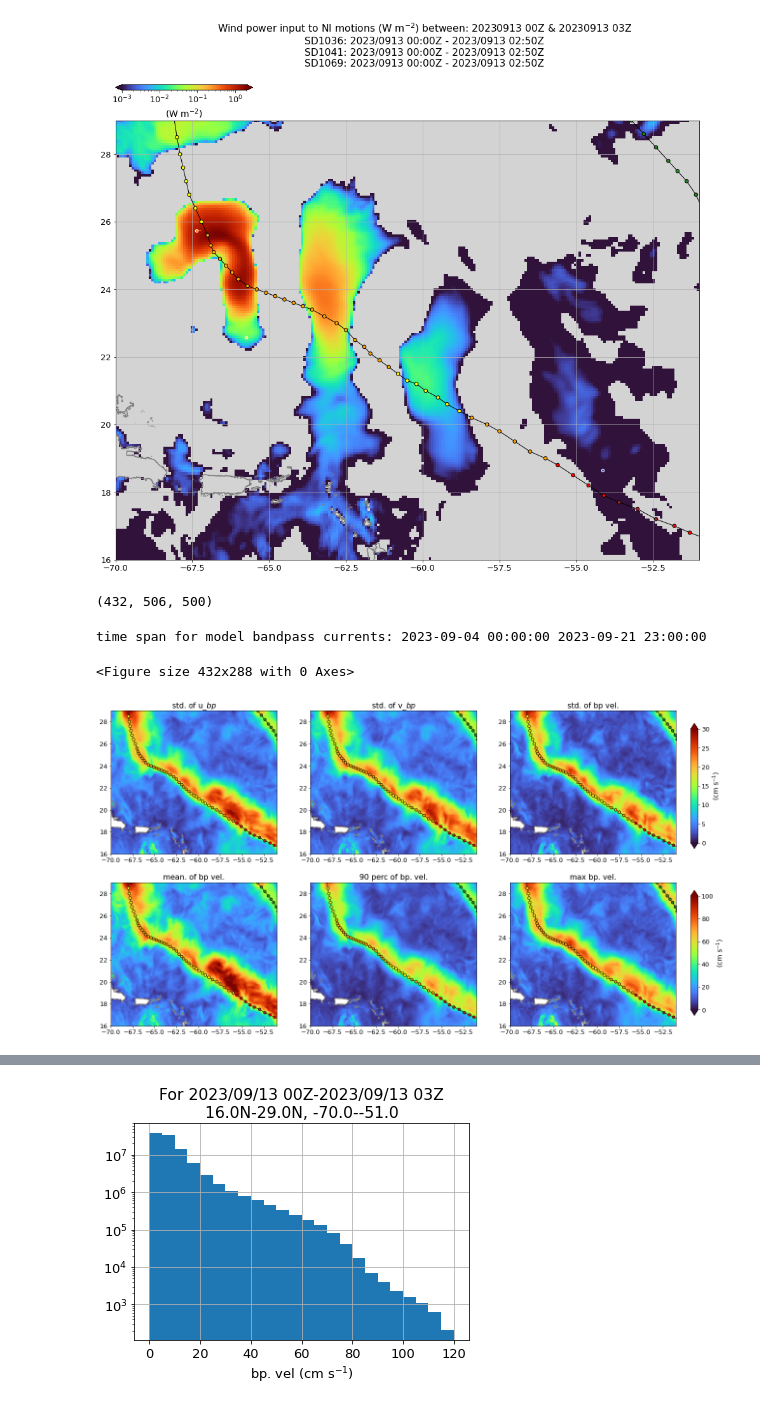
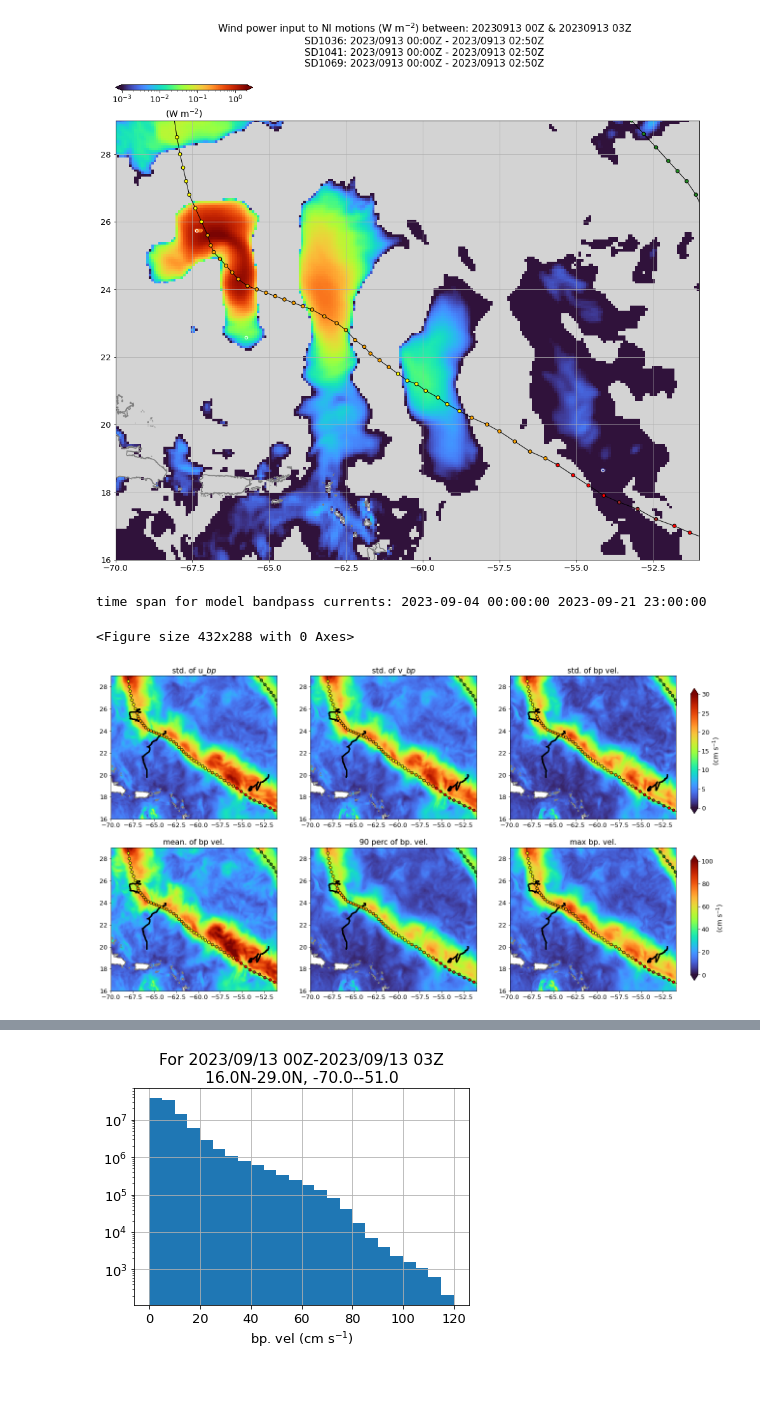
Before and after one commit to nanhsunchi/sd-ni-wp, a Jupyter notebook: HU_LEE/plot_map-wp-energy_SD_model.ipynb, the cells around one changed output, grey strips where cells are left out. Saved outputs shown, nothing was run; the diff lists cells and outputs as text; code cells hidden in the pictures.

```diff
--- a/HU_LEE/plot_map-wp-energy_SD_model.ipynb
+++ b/HU_LEE/plot_map-wp-energy_SD_model.ipynb
@@ -226,7 +226,7 @@ for t, dtime_plot in enumerate( dtimes_plot ):
                 itend = itend[0]
             dtime_lim_SD.append([dtime_this_SD[0],dtime_this_SD[itend]])
             ''' plot SD accumulated energy track '''
-            cs = ax2.scatter( dataSD[:itend,1], dataSD[:itend,2], s=0.1, c=dataSD[:itend,-1], \
+            cs = ax2.scatter( dataSD[:itend,1], dataSD[:itend,2], s=20, c=dataSD[:itend,-1], \
                         cmap=cmap, norm=matplotlib.colors.LogNorm(vmin=vlim_cmap[0],vmax=vlim_cmap[1]), zorder=2)
             ax2.scatter( dataSD[itend,1], dataSD[itend,2], s=20, c=dataSD[itend,-1], \
                         cmap=cmap, norm=matplotlib.colors.LogNorm(vmin=vlim_cmap[0],vmax=vlim_cmap[1]), edgecolors='white',linewidths=1, zorder=3)
@@ -268,9 +268,9 @@ for t, dtime_plot in enumerate( dtimes_plot ):
         plt.suptitle('Accumulated energy input to NI motions (J m$^{-2}$) up to: '+dtime_plot.strftime('%Y%m%d %HZ')+'\n'+\
                      '\n'.join(str_out_dtime_lim_SD))
         ''' save figure '''
+        # break
         fig.savefig('map_acc-energy_model_SD-tracks_TC-tracks_up-to-'+dtime_plot.strftime('%Y%m%d%HZ')+\
                     '_{:.1f}N-{:.1f}N_{:.1f}-{:.1f}'.format(latlim[0],latlim[1],lonlim[0],lonlim[1])+'.png', dpi=600,bbox_inches='tight')
-        # break
     else:
         print('No matched model datetime data. Check if the desired datetime is out of range.')
 # %% [output]
@@ -346,7 +346,7 @@ for t, dtime_plot in enumerate( dtimes_plot ):
             else:
                 dtime_lim_SD.append([dtime_this_SD[itSD][0],dtime_this_SD[itSD][-1]])
                 ''' plot SD wind power track '''
-                cs = ax2.scatter( dataSD[itSD,1], dataSD[itSD,2], s=0.1, c=dataSD[itSD,-2], \
+                cs = ax2.scatter( dataSD[itSD,1], dataSD[itSD,2], s=20, c=dataSD[itSD,-2], \
                             cmap=cmap, norm=matplotlib.colors.LogNorm(vmin=vlim_cmap[0],vmax=vlim_cmap[1]), zorder=2)
                 ax2.scatter( dataSD[itSD,1][-1], dataSD[itSD,2][-1], s=20, c=dataSD[itSD,-2][-1], \
                             cmap=cmap, norm=matplotlib.colors.LogNorm(vmin=vlim_cmap[0],vmax=vlim_cmap[1]), edgecolors='white',linewidths=1, zorder=3)
@@ -404,10 +404,6 @@ Time period concerning wind power: [datetime.datetime(2023, 9, 13, 0, 0), dateti
 <Figure size 1080x864 with 0 Axes>
 <Figure size 1080x864 with 0 Axes>
 [figure]
-# %%
-print(u_bp_model.shape)
-# %% [output]
-(432, 506, 500)
 # %%
 ''' plot maps of stats of bandpass velocities '''
 dtimes_plot = [dtime_model[0],dtime_model[-1]]
@@ -477,33 +473,37 @@ for i in range(6):
     plt.subplot(nrow,ncol,i+1)
     ''' plot land boundaries'''
     plt.contour(lon_topo[ilon_topo], lat_topo[ilat_topo], elevation[np.ix_(ilat_topo,ilon_topo)], colors='gray',levels=0,zorder=1)
+    ''' plot SD tracks '''
+    for f, file in enumerate( fnpos ):
+        dataSD = np.genfromtxt(path_SD+'/'+file,dtype='float',delimiter=' ',skip_header=True)
+        plt.scatter(dataSD[:,1],dataSD[:,2],c='k',s=1)
     ''' plot TC tracks '''
     for i in range( dtime_track.shape[0] ):
         year_this_track = str(dtime_track[i,0].year)
         if (year_this_track == year) & \
             (basin[i,0,0] == b'N') & (basin[i,0,1] == b'A'):
             edge_ok = np.ma.flatnotmasked_edges(usa_lon[i,:])
             dtime_track_ok = dtime_track[i,edge_ok[0]:edge_ok[1]+1]
             if (dtime_track_ok[0]> tlim_tracks[0]) & (dtime_track_ok[1]< tlim_tracks[1]):
                 icol = np.where( year == year_this_track )[0][0]
                 # edge_ok = np.ma.flatnotmasked_edges(usa_lon[i,:])
                 lon_ok = usa_lon[i,edge_ok[0]:edge_ok[1]+1]
                 lat_ok = usa_lat[i,edge_ok[0]:edge_ok[1]+1]
                 sshs_ok = usa_sshs[i,edge_ok[0]:edge_ok[1]+1]
                 c_sshs_ok = []
                 for j in sshs_ok+5:
                     c_sshs_ok.append(cols_sshs[j])
                 plt.plot( lon_ok, lat_ok, '-',color='k',lw=1,zorder=3)
                 sc = plt.scatter( lon_ok, lat_ok, s=30, c=c_sshs_ok, edgecolors='k', zorder=4)
         ### figure settings
         plt.xlim(lonlim)
         plt.ylim(latlim)
         plt.grid()
 ''' save figure '''
 fig.savefig('map_vel-bp({:.2f}f-{:.2f}f)_model_TC-tracks_'.format(n_f[0],n_f[1])\
             +dtime_plot[0].strftime('%Y%m%d%HZ-')+dtime_plot[1].strftime('%Y%m%d%HZ')+\
             '_{:.1f}N-{:.1f}N_{:.1f}-{:.1f}'.format(latlim[0],latlim[1],lonlim[0],lonlim[1])+'.png', dpi=600,bbox_inches='tight')
 # %% [output]
 time span for model bandpass currents: 2023-09-04 00:00:00 2023-09-21 23:00:00
 <Figure size 432x288 with 0 Axes>
-[figure, old version]
+[figure, new version]
```
Also changed, not shown: parts of 3 cells of this notebook, 9 other files.
